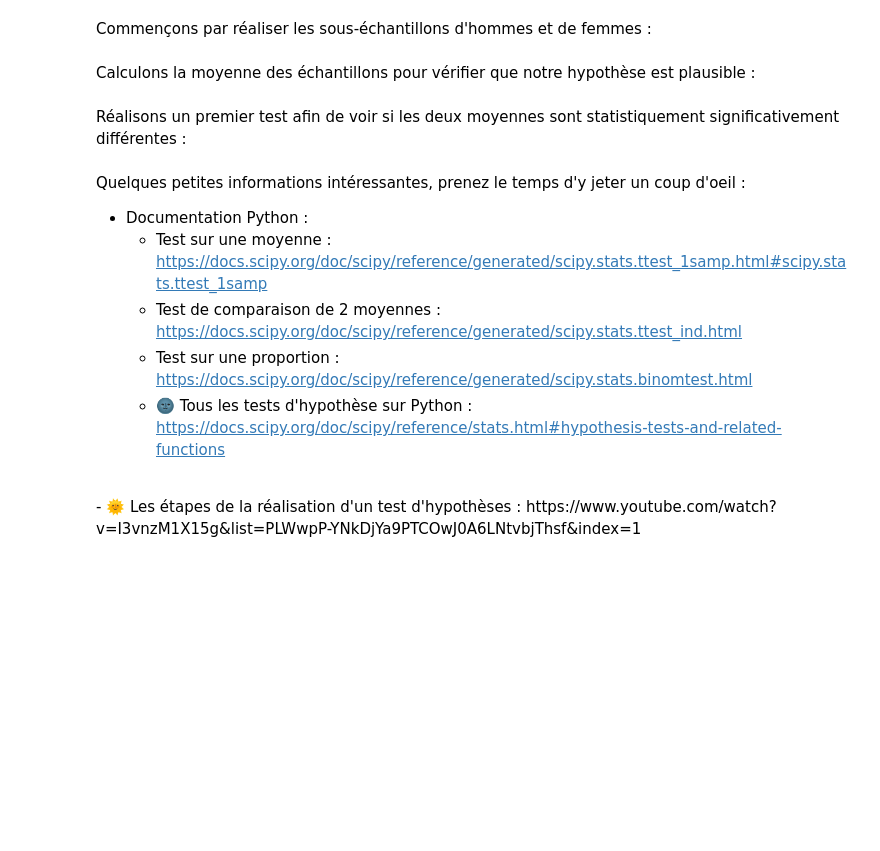
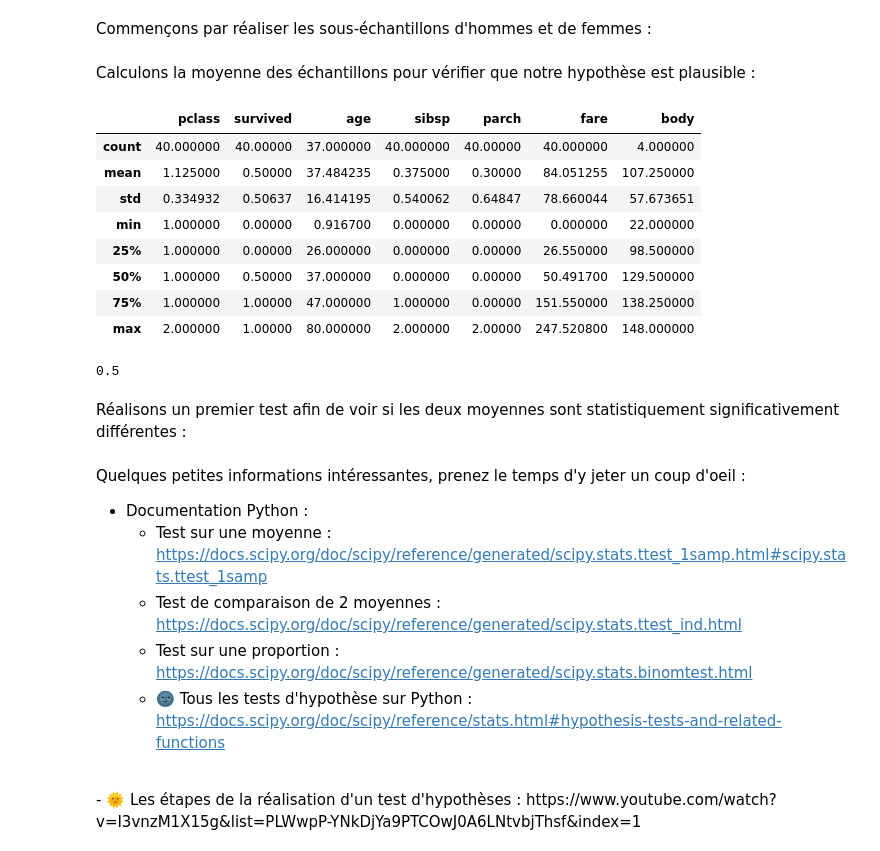
Before and after one commit to ELMOTTA89/Statistique, a Jupyter notebook: 3 - Tests d_hypothèse/Tests d_hypothèses.ipynb, the cells around one changed output. Cells and saved outputs as stored; diff of their text form; code cells hidden in the pictures; blank space fills up the shorter version.

```diff
--- a/3 - Tests d_hypothèse/Tests d_hypothèses.ipynb
+++ b/3 - Tests d_hypothèse/Tests d_hypothèses.ipynb
@@ -678,5 +715,22 @@ Commençons par réaliser les sous-échantillons d'hommes et de femmes :
 # %% [markdown]
 Calculons la moyenne des échantillons pour vérifier que notre hypothèse est plausible :
+# %%
+df_echantillon.describe()
+# %% [output]
+|  | pclass | survived | age | sibsp | parch | fare | body |
+| count | 40.000000 | 40.00000 | 37.000000 | 40.000000 | 40.00000 | 40.000000 | 4.000000 |
+| mean | 1.125000 | 0.50000 | 37.484235 | 0.375000 | 0.30000 | 84.051255 | 107.250000 |
+| std | 0.334932 | 0.50637 | 16.414195 | 0.540062 | 0.64847 | 78.660044 | 57.673651 |
+| min | 1.000000 | 0.00000 | 0.916700 | 0.000000 | 0.00000 | 0.000000 | 22.000000 |
+| 25% | 1.000000 | 0.00000 | 26.000000 | 0.000000 | 0.00000 | 26.550000 | 98.500000 |
+| 50% | 1.000000 | 0.50000 | 37.000000 | 0.000000 | 0.00000 | 50.491700 | 129.500000 |
+| 75% | 1.000000 | 1.00000 | 47.000000 | 1.000000 | 0.00000 | 151.550000 | 138.250000 |
+| max | 2.000000 | 1.00000 | 80.000000 | 2.000000 | 2.00000 | 247.520800 | 148.000000 |
+# %%
+moyen=df_echantillon['survived'].mean()
+moyen
+# %% [output]
+0.5
 # %% [markdown]
 Réalisons un premier test afin de voir si les deux moyennes sont statistiquement significativement différentes :
 # %% [markdown]
```
Also changed, not shown: parts of 12 cells of this notebook, 1 other file.
